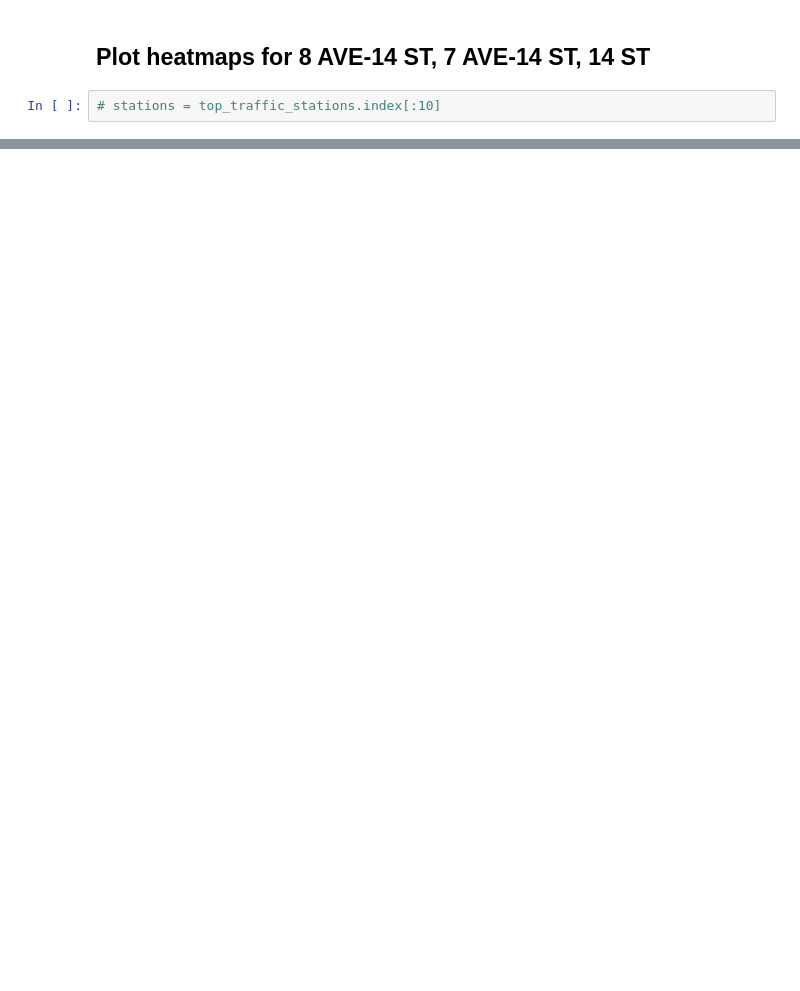
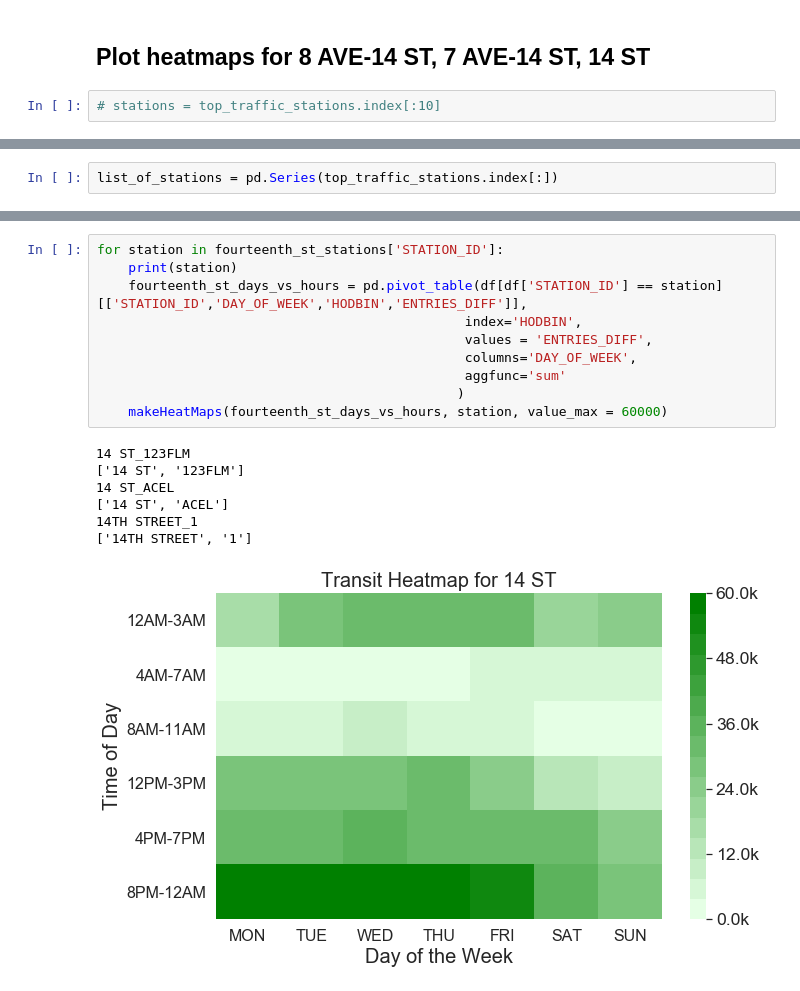
Before and after one commit to jonjonchu/metisproject1, a Jupyter notebook: MTA_explore-CHU-Analysis.ipynb, the cells around one changed output, grey strips where cells are left out. Saved outputs shown, nothing was run; the diff lists cells and outputs as text; blank space fills up the shorter version.

```diff
--- a/MTA_explore-CHU-Analysis.ipynb
+++ b/MTA_explore-CHU-Analysis.ipynb
@@ -266,0 +275,2 @@ ticks
+# %%
+list_of_stations = pd.Series(top_traffic_stations.index[:])
@@ -266,0 +287,18 @@ ticks
+# %%
+for station in fourteenth_st_stations['STATION_ID']:
+    print(station)
+    fourteenth_st_days_vs_hours = pd.pivot_table(df[df['STATION_ID'] == station][['STATION_ID','DAY_OF_WEEK','HODBIN','ENTRIES_DIFF']],
+                                               index='HODBIN',
+                                               values = 'ENTRIES_DIFF',
+                                               columns='DAY_OF_WEEK',
+                                               aggfunc='sum'
+                                              )
+    makeHeatMaps(fourteenth_st_days_vs_hours, station, value_max = 60000)
+# %% [output]
+14 ST_123FLM
+['14 ST', '123FLM']
+14 ST_ACEL
+['14 ST', 'ACEL']
+14TH STREET_1
+['14TH STREET', '1']
+[figure, added]
```
Also changed, not shown: parts of 9 cells of this notebook, 27 other files.
